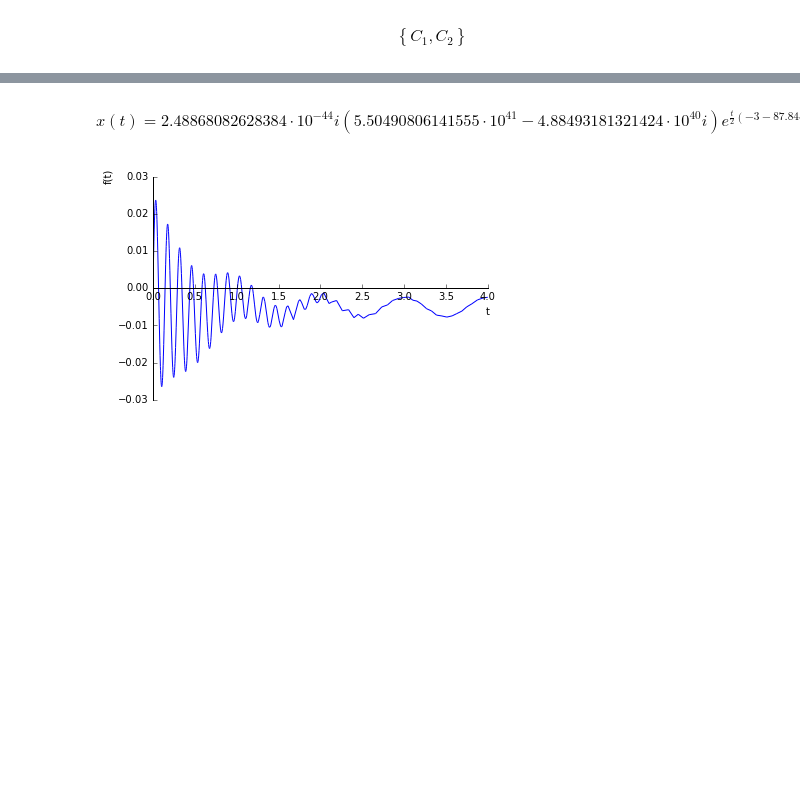
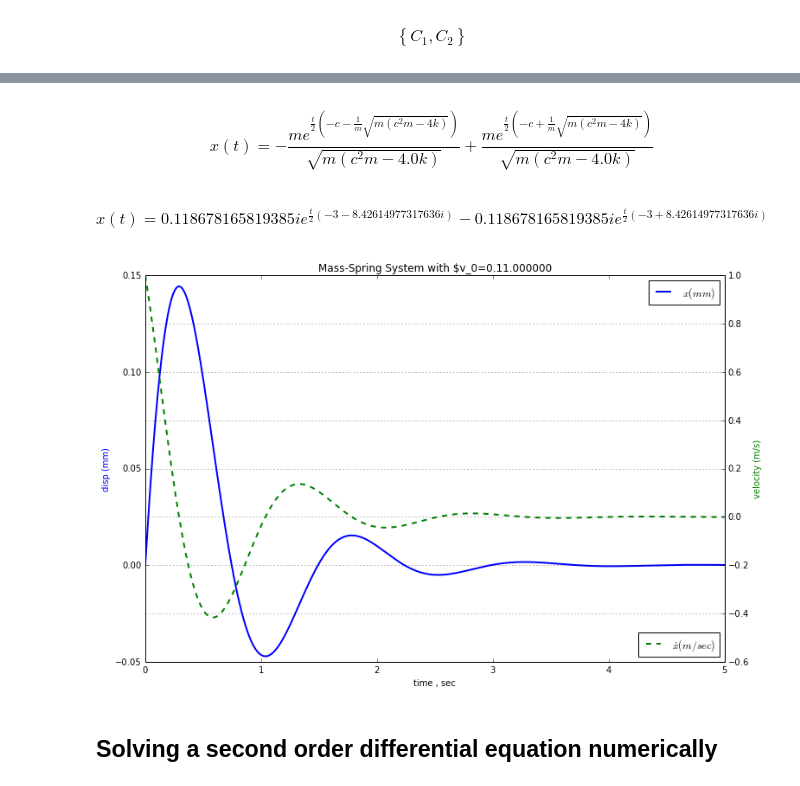
Before and after one commit to nagordon/mechpy, a Jupyter notebook: mechpy/Solving_Differential_Equations_with_Python_mechanical_vibrations.ipynb, the cells around one changed output, grey strips where cells are left out. Cells and saved outputs as stored; diff of their text form; code cells hidden in the pictures; blank space fills up the shorter version.

```diff
--- a/mechpy/Solving_Differential_Equations_with_Python_mechanical_vibrations.ipynb
+++ b/mechpy/Solving_Differential_Equations_with_Python_mechanical_vibrations.ipynb
@@ -25,5 +18,4 @@ A = 5.0 # amplitude
 # %%
-#ode = k*x(t) + c*x(t).diff(t,1) + m*x(t).diff(t,2) + m*g_ - A*cos(2*pi*omega*t - phi)
-ode = -k*x(t)/m -c*x(t).diff(t,1)-g_ + A*cos(2*pi*omega*t - phi) - x(t).diff(t,2)
-ode
+ode = k*x(t) + m*c*x(t).diff(t,1) + m*x(t).diff(t,2)
+Eq(ode)
 # %% [output]
@@ -56,6 +38,0 @@ $$C_{1} e^{\frac{t}{2} \left(- c - \sqrt{c^{2} - \frac{4 k}{m}}\right)} + C_{2}
-# %%
-x0 = 0
-v0 = 1.2
-C_eq = { Eq(ode_sol.lhs.subs(x(t),x0), ode_sol.rhs.subs(t,0)) ,
-         Eq(ode_sol.lhs.subs(x(t),v0), ode_sol.rhs.diff(t).subs(t,0) ) }
-C_eq
@@ -75,9 +50,34 @@ $$\left \{ C_{1} : - \frac{1}{k \sqrt{\frac{1}{m} \left(c^{2} m - 4.0 k\right)}
+# %%
+ode_sol = ode_sol.subs(Csol)
+ode_sol
+# %% [output]
+$$x{\left (t \right )} = - \frac{m e^{\frac{t}{2} \left(- c - \frac{1}{m} \sqrt{m \left(c^{2} m - 4 k\right)}\right)}}{\sqrt{m \left(c^{2} m - 4.0 k\right)}} + \frac{m e^{\frac{t}{2} \left(- c + \frac{1}{m} \sqrt{m \left(c^{2} m - 4 k\right)}\right)}}{\sqrt{m \left(c^{2} m - 4.0 k\right)}}$$
 # %%
-ode_sol = ode_sol.subs(Csol).subs({m:64.2, c:3, k:124e3})
+ode_sol = ode_sol.subs({m:m_, c:c_, k:k_})
 ode_sol
 # %% [output]
-$$x{\left (t \right )} = 2.48868082628384 \cdot 10^{-44} i \left(5.50490806141555 \cdot 10^{41} - 4.88493181321424 \cdot 10^{40} i\right) e^{\frac{t}{2} \left(-3 - 87.8456413137232 i\right)} - 2.48868082628384 \cdot 10^{-44} i \left(5.50490806141555 \cdot 10^{41} + 4.88493181321424 \cdot 10^{40} i\right) e^{\frac{t}{2} \left(-3 + 87.8456413137232 i\right)} + 2.63264497884523 \cdot 10^{-5} \sin{\left (2.0 \pi t \right )} + 0.00264246373949189 \cos{\left (2.0 \pi t \right )} - 0.00507387096774194$$
+$$x{\left (t \right )} = 0.118678165819385 i e^{\frac{t}{2} \left(-3 - 8.42614977317636 i\right)} - 0.118678165819385 i e^{\frac{t}{2} \left(-3 + 8.42614977317636 i\right)}$$
-# %%
-sp.plot(ode_sol.rhs, (t,0,4)) ;
-# %% [output]
-[figure, removed]
+# %%
+#sp.plot(ode_sol.rhs, (t,0,5)) ;
+
+xfun = sp.lambdify(t,ode_sol.rhs, "numpy")
+vfun = sp.lambdify(t,sp.diff(ode_sol.rhs), "numpy")
+
+t = linspace(0,5,1000)
+
+fig, ax1 = plt.subplots(figsize=(12,8))
+ax2 = ax1.twinx()
+ax1.plot(t,xfun(t),'b',label = r'$x (mm)$', linewidth=2.0)
+ax2.plot(t,vfun(t),'g--',label = r'$\dot{x} (m/sec)$', linewidth=2.0)
+ax2.legend(loc='lower right')
+ax1.legend()
+ax1.set_xlabel('time , sec')
+ax1.set_ylabel('disp (mm)',color='b')
+ax2.set_ylabel('velocity (m/s)',color='g')
+plt.title('Mass-Spring System with $v_0=0.1%f' % (v0))
+plt.grid()
+plt.show()
+# %% [output]
+[figure, added]
+# %% [markdown]
+## Solving a second order differential equation numerically
```
Also changed, not shown: parts of 16 cells of this notebook, 22 other files.
